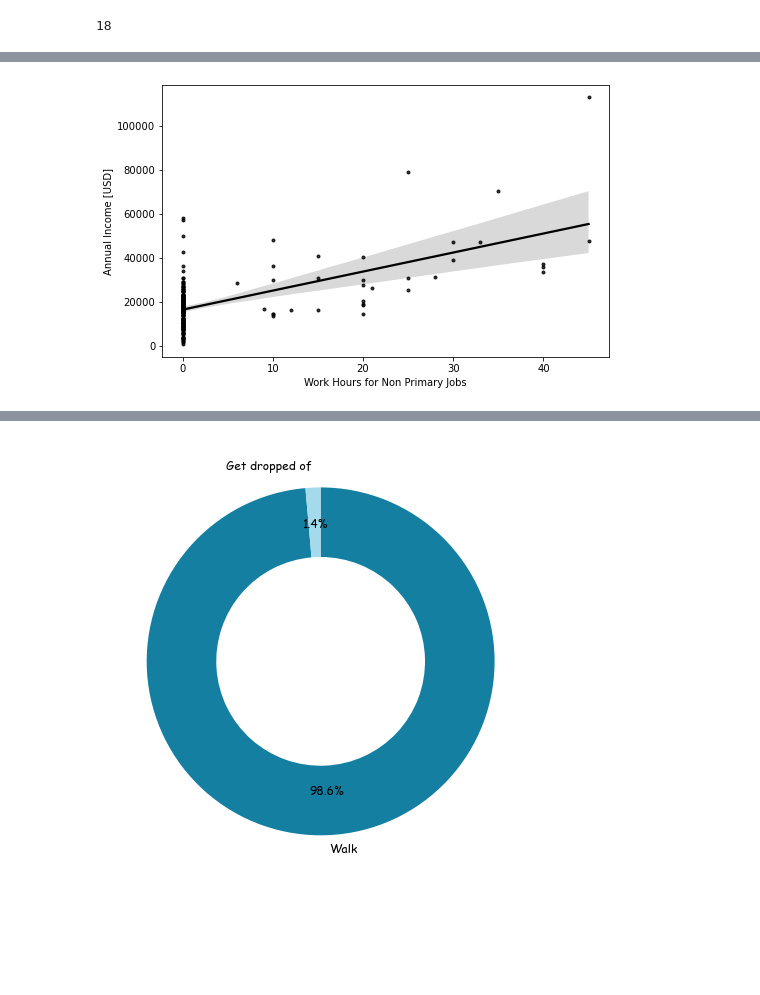
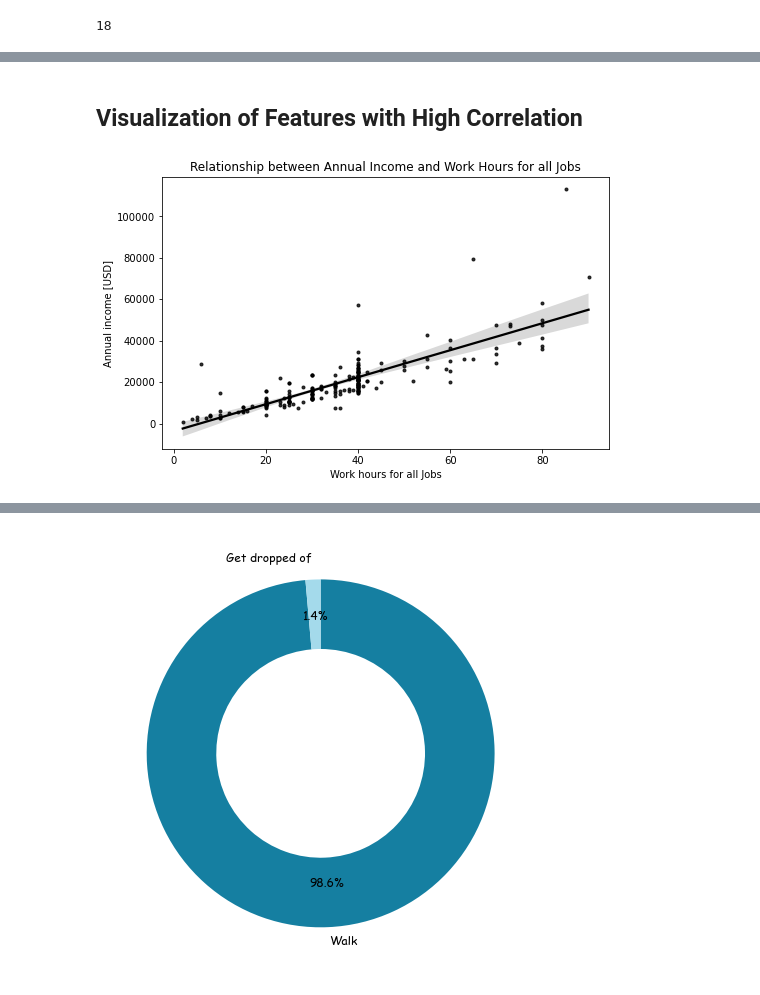
Before and after one commit to OmdenaAI/north-carolina-chapter-bus-drivers, a Jupyter notebook: src/tasks/task-1-visualize-bus-riders-data/Initial EDA.ipynb, the cells around one changed output, grey strips where cells are left out. Saved outputs shown, nothing was run; the diff lists cells and outputs as text; code cells hidden in the pictures; blank space fills up the shorter version.

```diff
--- a/src/tasks/task-1-visualize-bus-riders-data/Initial EDA.ipynb
+++ b/src/tasks/task-1-visualize-bus-riders-data/Initial EDA.ipynb
@@ -137,7 +149,35 @@ plt.ylabel('Annual income [USD]');
-# %%
-plt.figure(figsize=(8,5))
-sns.regplot(data=bus_riders, y='annual_inc', x='hrs_wk_non_prim_jobs', marker='.', color='black')
-plt.xlabel('Work Hours for Non Primary Jobs')
-plt.ylabel('Annual Income [USD]');
-# %% [output]
-[figure, removed]
+# %% [markdown]
+## Visualization of Features with High Correlation
+# %%
+def reg_plot(data, x, y, xlabel, ylabel, title):
+    """
+    Create basic seaborn regression plot.
+
+    Parameters
+    ----------
+    data : DataFrame
+        Pandas dataframe contain data for the regression plot.
+    x : str
+        The column in the dataframe representing the x features.
+    y : str
+        The column in the dataframe representing the y fratures.
+    xlabel : str
+        Label for the x axis.
+    ylabel : str
+        Label for the y axis.
+    title : str
+        Title of the plot.
+    """
+    plt.rcParams['axes.spines.top'] = True
+    plt.rcParams['axes.spines.right'] =True
+    plt.figure(figsize=(8,5))
+    sns.regplot(data=bus_riders, y=y, x=x, marker='.', color='black')
+    plt.xlabel(xlabel)
+    plt.ylabel(ylabel)
+    plt.title(title);
+# %%
+reg_plot(data=bus_riders, x='hrs_wk_all_jobs',
+         y='annual_inc', xlabel='Work hours for all Jobs',
+         ylabel='Annual income [USD]', title='Relationship between Annual Income and Work Hours for all Jobs')
+# %% [output]
+[figure, added]
```
Also changed, not shown: parts of 34 cells of this notebook.
